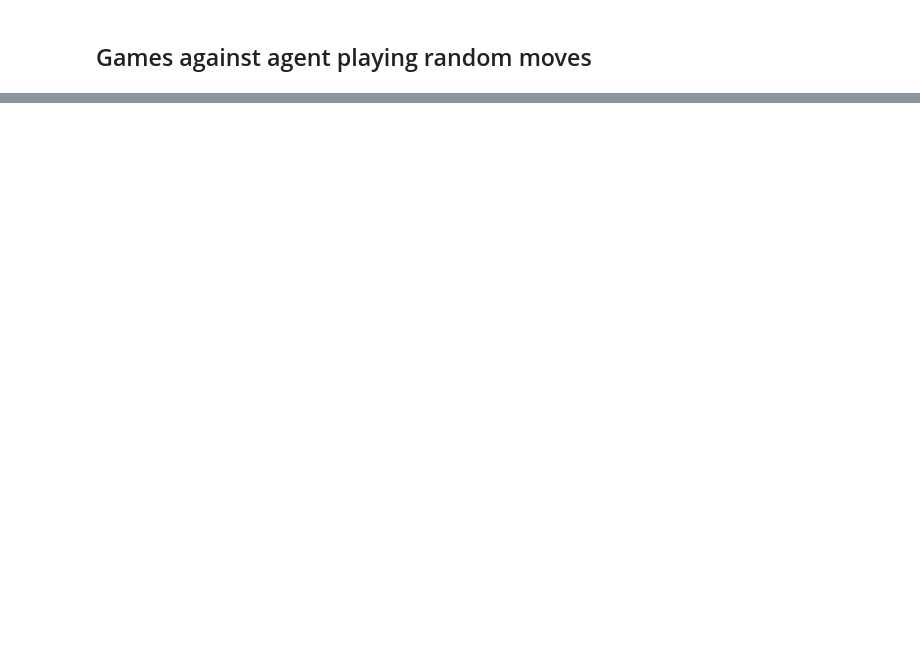
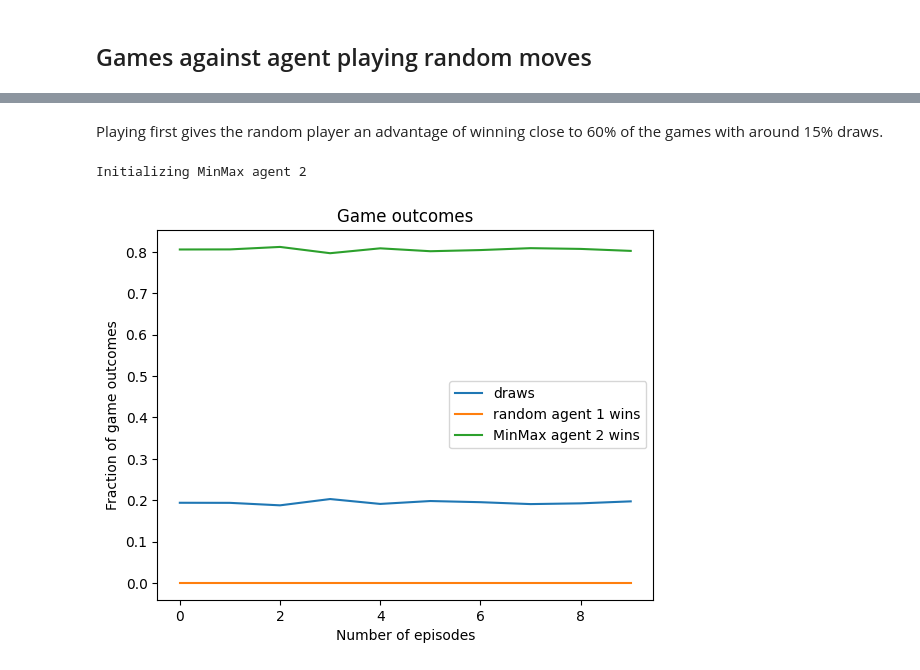
Before and after one commit to KunkelAlexander/tictactoe_rl, a Jupyter notebook: analysis.ipynb, the cells around one changed output, grey strips where cells are left out. Cells and saved outputs as stored; diff of their text form; code cells hidden in the pictures; blank space fills up the shorter version.

```diff
--- a/analysis.ipynb
+++ b/analysis.ipynb
@@ -474,0 +54,12 @@ Evaluation on 100 episode: 1.0:0.0:0.0
+# %% [markdown]
+Playing first gives the random player an advantage of winning close to 60% of the games with around 15% draws.
+# %%
+config = dict(base_config)
+config["agent_types"]   = ["RANDOM_AGENT", "MINMAX_AGENT"]
+config["n_eval"]        = 5000
+config["n_episode"]     = 10
+config["eval_freq"]     = 1
+out_minmax = training_manager.run_training(config)
+# %% [output]
+Initializing MinMax agent 2
+[figure, added]
```
Also changed, not shown: parts of 88 cells of this notebook, 1 other file.
